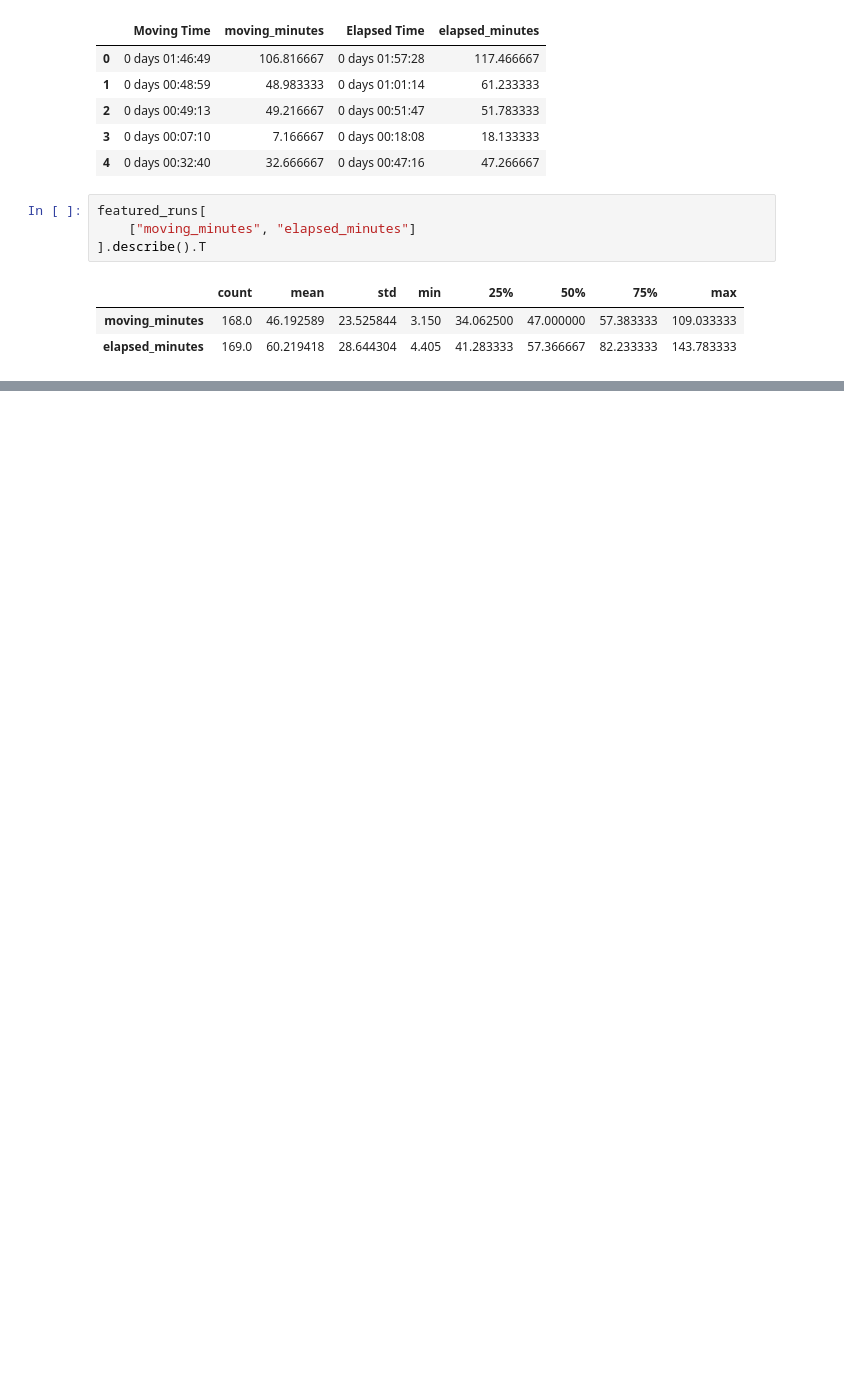
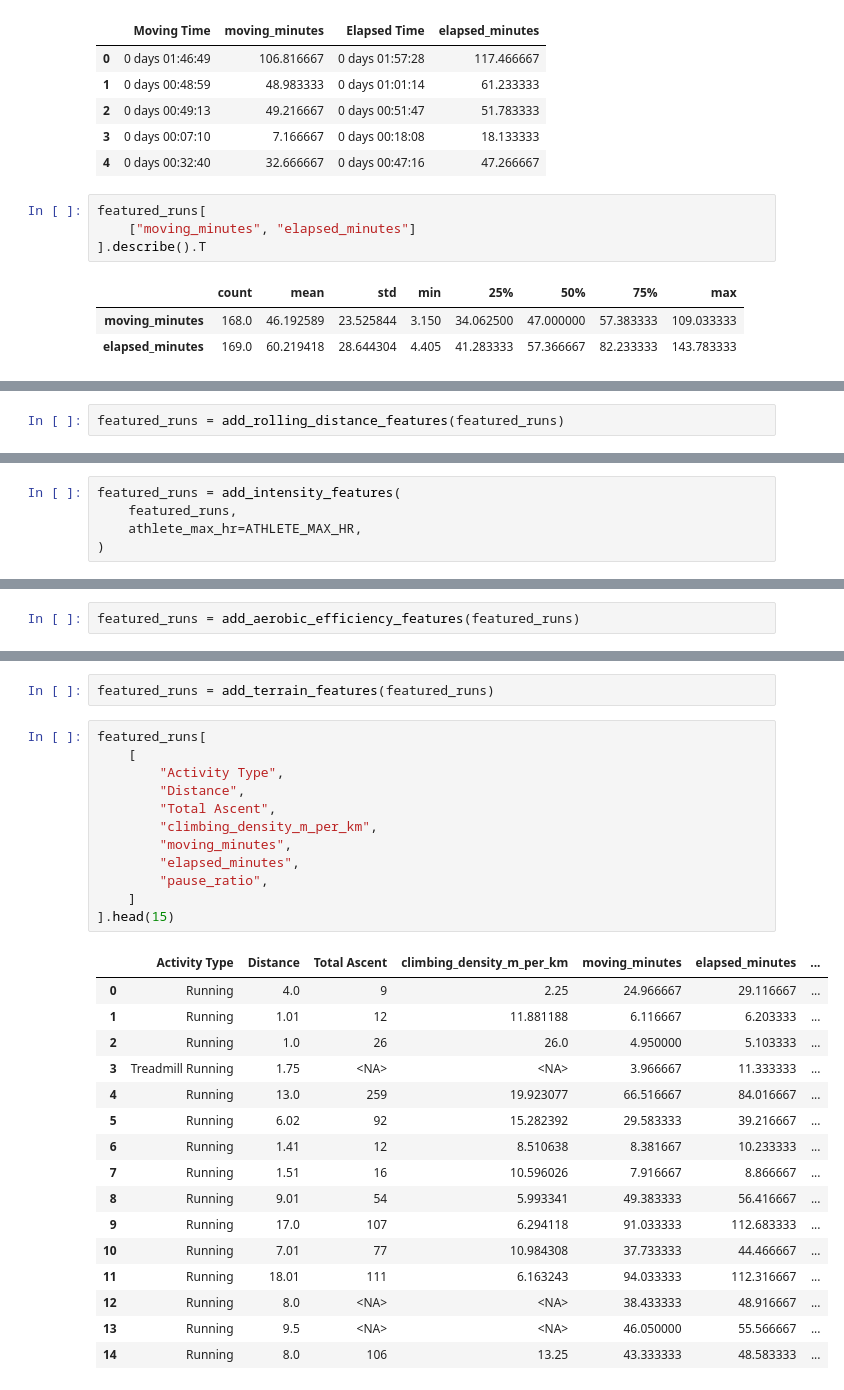
Before and after one commit to leahmoore8/athlete-intelligence, a Jupyter notebook: notebooks/02_feature_engineering.ipynb, the cells around one changed output, grey strips where cells are left out. Cells and saved outputs as stored; diff of their text form; blank space fills up the shorter version.

```diff
--- a/notebooks/02_feature_engineering.ipynb
+++ b/notebooks/02_feature_engineering.ipynb
@@ -92,0 +228,2 @@ featured_runs[
+# %%
+featured_runs = add_rolling_distance_features(featured_runs)
@@ -92,0 +354,5 @@ featured_runs[
+# %%
+featured_runs = add_intensity_features(
+    featured_runs,
+    athlete_max_hr=ATHLETE_MAX_HR,
+)
@@ -92,0 +416,2 @@ featured_runs[
+# %%
+featured_runs = add_aerobic_efficiency_features(featured_runs)
@@ -92,0 +478,31 @@ featured_runs[
+# %%
+featured_runs = add_terrain_features(featured_runs)
+# %%
+featured_runs[
+    [
+        "Activity Type",
+        "Distance",
+        "Total Ascent",
+        "climbing_density_m_per_km",
+        "moving_minutes",
+        "elapsed_minutes",
+        "pause_ratio",
+    ]
+].head(15)
+# %% [output]
+|  | Activity Type | Distance | Total Ascent | climbing_density_m_per_km | moving_minutes | elapsed_minutes | ... |
+| 0 | Running | 4.0 | 9 | 2.25 | 24.966667 | 29.116667 | ... |
+| 1 | Running | 1.01 | 12 | 11.881188 | 6.116667 | 6.203333 | ... |
+| 2 | Running | 1.0 | 26 | 26.0 | 4.950000 | 5.103333 | ... |
+| 3 | Treadmill Running | 1.75 | <NA> | <NA> | 3.966667 | 11.333333 | ... |
+| 4 | Running | 13.0 | 259 | 19.923077 | 66.516667 | 84.016667 | ... |
+| 5 | Running | 6.02 | 92 | 15.282392 | 29.583333 | 39.216667 | ... |
+| 6 | Running | 1.41 | 12 | 8.510638 | 8.381667 | 10.233333 | ... |
+| 7 | Running | 1.51 | 16 | 10.596026 | 7.916667 | 8.866667 | ... |
+| 8 | Running | 9.01 | 54 | 5.993341 | 49.383333 | 56.416667 | ... |
+| 9 | Running | 17.0 | 107 | 6.294118 | 91.033333 | 112.683333 | ... |
+| 10 | Running | 7.01 | 77 | 10.984308 | 37.733333 | 44.466667 | ... |
+| 11 | Running | 18.01 | 111 | 6.163243 | 94.033333 | 112.316667 | ... |
+| 12 | Running | 8.0 | <NA> | <NA> | 38.433333 | 48.916667 | ... |
+| 13 | Running | 9.5 | <NA> | <NA> | 46.050000 | 55.566667 | ... |
+| 14 | Running | 8.0 | 106 | 13.25 | 43.333333 | 48.583333 | ... |
```
Also changed, not shown: parts of 46 cells of this notebook, 2 other files.
